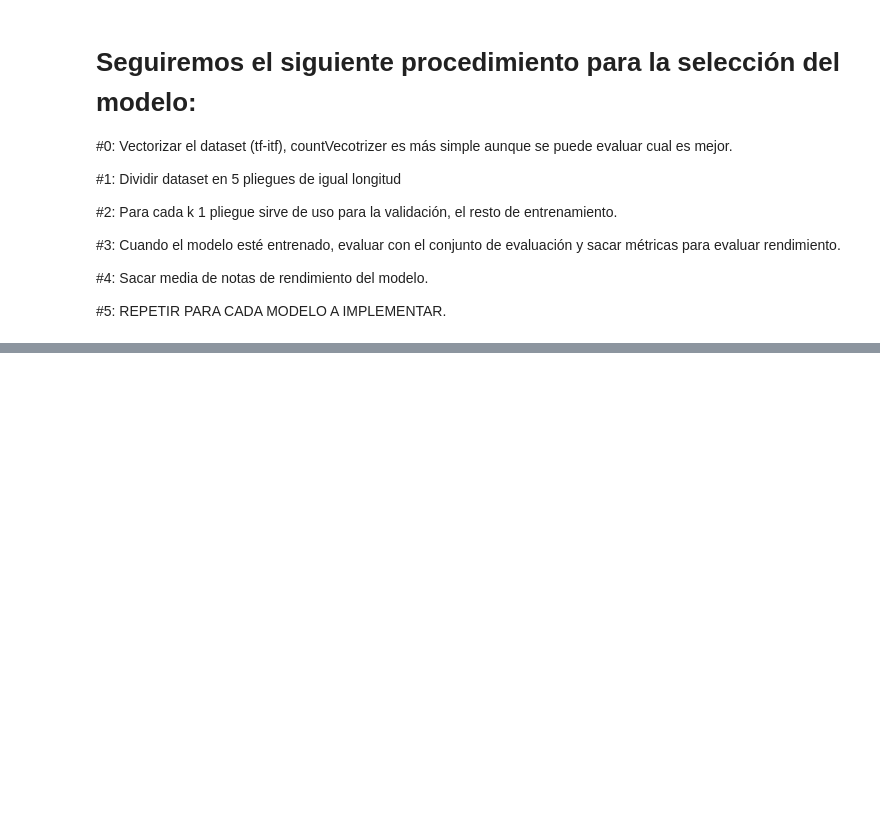
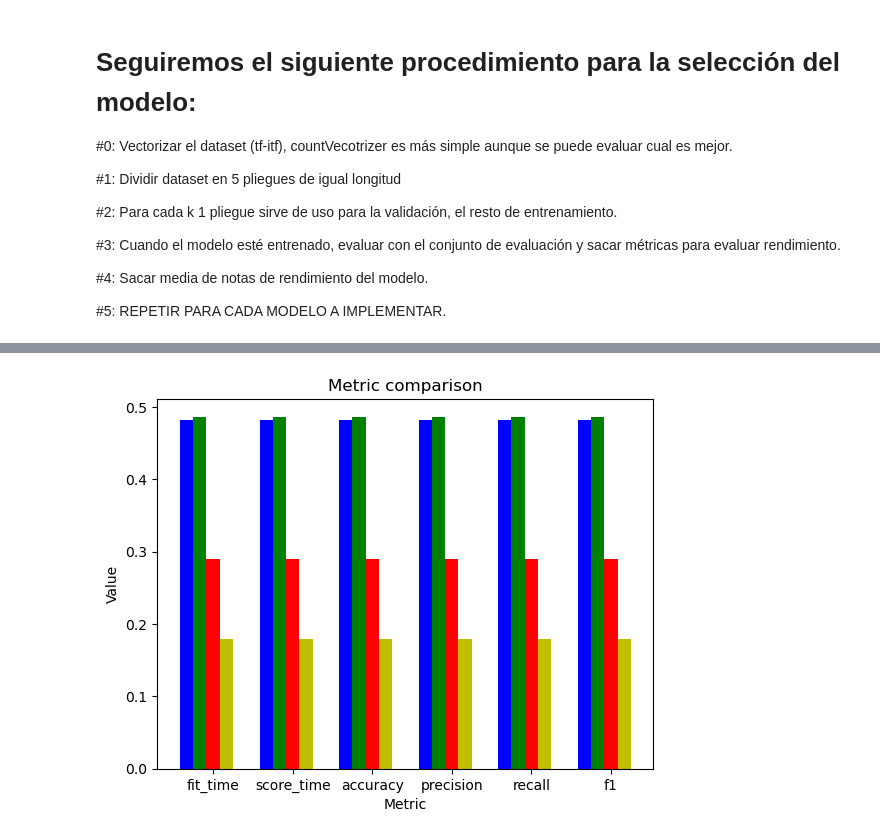
Before and after one commit to juanlo017/AISentimentAnalysis, a Jupyter notebook: SentimentAnalysis.ipynb, the cells around one changed output, grey strips where cells are left out. Cells and saved outputs as stored; diff of their text form; code cells hidden in the pictures; blank space fills up the shorter version.

Commit message:
analisis de modelos svm.SVC

```diff
--- a/SentimentAnalysis.ipynb
+++ b/SentimentAnalysis.ipynb
@@ -265,0 +364,18 @@ results = cross_validate(multinomial_nb, X, y,
+# %%
+#Polynomial
+classification_svc_polynomial = svm.SVC(kernel='poly', C=1.5, random_state=17)
+
+score = cross_validate(classification_svc_polynomial, X, y, cv=5, scoring=scoring_metrics)
+svc_scores['poly'] = score
+# %%
+#Gaussian
+classification_svc_gaussian = svm.SVC(kernel='rbf', C=1.5, random_state=17)
+
+score = cross_validate(classification_svc_gaussian, X, y, cv=5, scoring=scoring_metrics)
+svc_scores['gaussian'] = score
+# %%
+#Sigmoid
+classification_svc_sigmoid = svm.SVC(kernel='sigmoid', C=1.5, random_state=17)
+
+score = cross_validate(classification_svc_sigmoid, X, y, cv=5, scoring=scoring_metrics)
+svc_scores['sigmoid'] = score
@@ -265,0 +387,40 @@ results = cross_validate(multinomial_nb, X, y,
+# %%
+import numpy as np
+import matplotlib.pyplot as plt
+
+def calculate_mean_metrics(metrics_dict):
+    metrics = []
+    for x in metrics_dict.items():
+        metric_values = x[1]
+        metric_mean = np.mean(metric_values)
+        metrics.append(metric_mean)
+    return metrics
+
+score_linear_means = calculate_mean_metrics(svc_scores['linear'])
+score_sigmoid_means = calculate_mean_metrics(svc_scores['sigmoid'])
+score_gaussian_means = calculate_mean_metrics(svc_scores['gaussian'])
+score_poly_means = calculate_mean_metrics(svc_scores['poly'])
+
+#Calculamos el grafico de barras para ver visualmente como se comparan las métricas de cada modelo.
+metric_categories = ['fit_time', 'score_time', 'accuracy', 'precision', 'recall', 'f1']
+N = len(metric_categories)
+fig, ax = plt.subplots()
+space = 1.5
+ind = np.arange(0,N*space, space)
+width_bar = 0.25
+
+rect1 = ax.bar(ind-0.5, score_linear_means[i], color = 'b', width = width_bar, label='linear')
+rect2 = ax.bar(ind-0.25, score_sigmoid_means[i], color = 'g', width = width_bar, label='sigmoid')
+rect3 = ax.bar(ind, score_gaussian_means[i], color = 'r', width = width_bar, label='gaussian')
+rect4 = ax.bar(ind+0.25, score_poly_means[i], color = 'y', width = width_bar, label='polynomial')
+
+ax.set_xlabel('Metric')
+ax.set_ylabel('Value')
+ax.set_title('Metric comparison')
+
+ax.set_xticks(ind)
+ax.set_xticklabels(metric_categories)
+ax.legend()
+plt.show()
+# %% [output]
+[figure, added]
```
Also changed, not shown: parts of 16 cells of this notebook.
